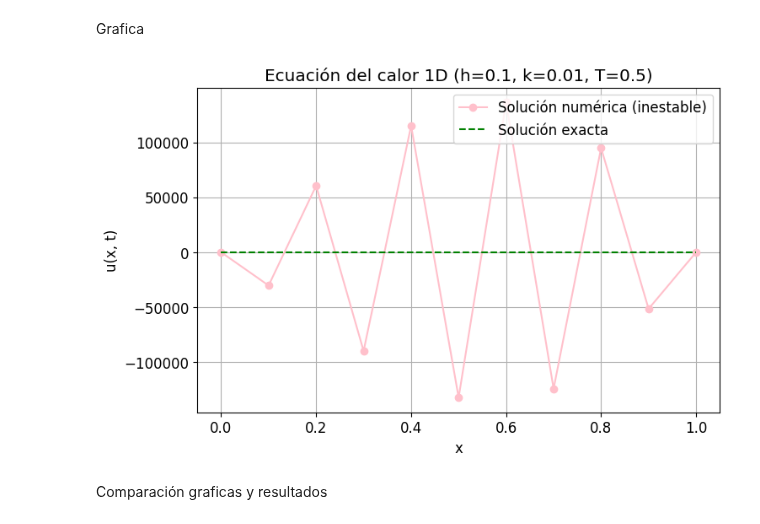
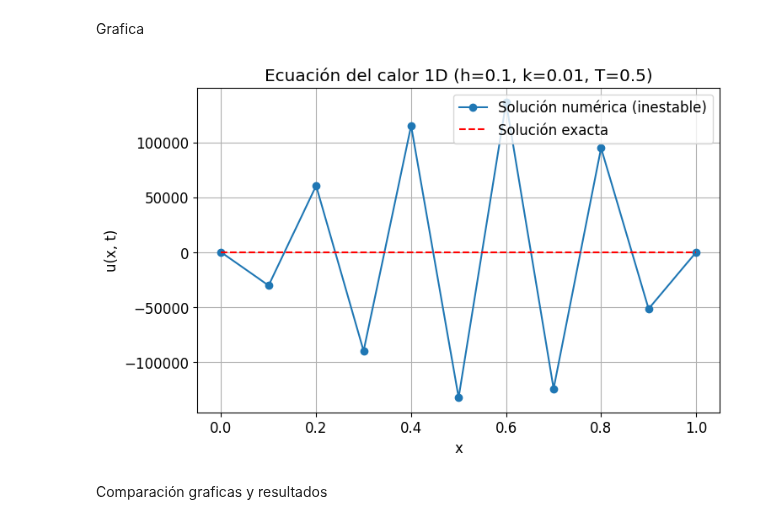
Before and after one commit to Annette-1/Ecuaciones_Diferenciales_Parciales, a Jupyter notebook: Diferencias_progresivas.ipynb, the cells around one changed output. Cells and saved outputs as stored; diff of their text form; code cells hidden in the pictures.

```diff
--- a/Diferencias_progresivas.ipynb
+++ b/Diferencias_progresivas.ipynb
@@ -140,16 +140,16 @@ u_exact = np.exp(-np.pi**2 * T) * np.sin(np.pi * x)
 Grafica
 # %%
 plt.figure(figsize=(8,5))
-plt.plot(x, u[-1, :], 'o-', label='Solución numérica (inestable)',color='pink')
-plt.plot(x, u_exact, 'r--', label='Solución exacta',color='green')
+plt.plot(x, u[-1, :], 'o-', label='Solución numérica (inestable)')
+plt.plot(x, u_exact, 'r--', label='Solución exacta')
 plt.title("Ecuación del calor 1D (h=0.1, k=0.01, T=0.5)")
 plt.xlabel("x")
 plt.ylabel("u(x, t)")
 plt.legend()
 plt.grid(True)
 plt.show()
 # %% [output]
-[figure, old version]
+[figure, new version]
 # %% [markdown]
 Comparación graficas y resultados
 # %%
```
Also changed, not shown: parts of 1 cell of this notebook.
